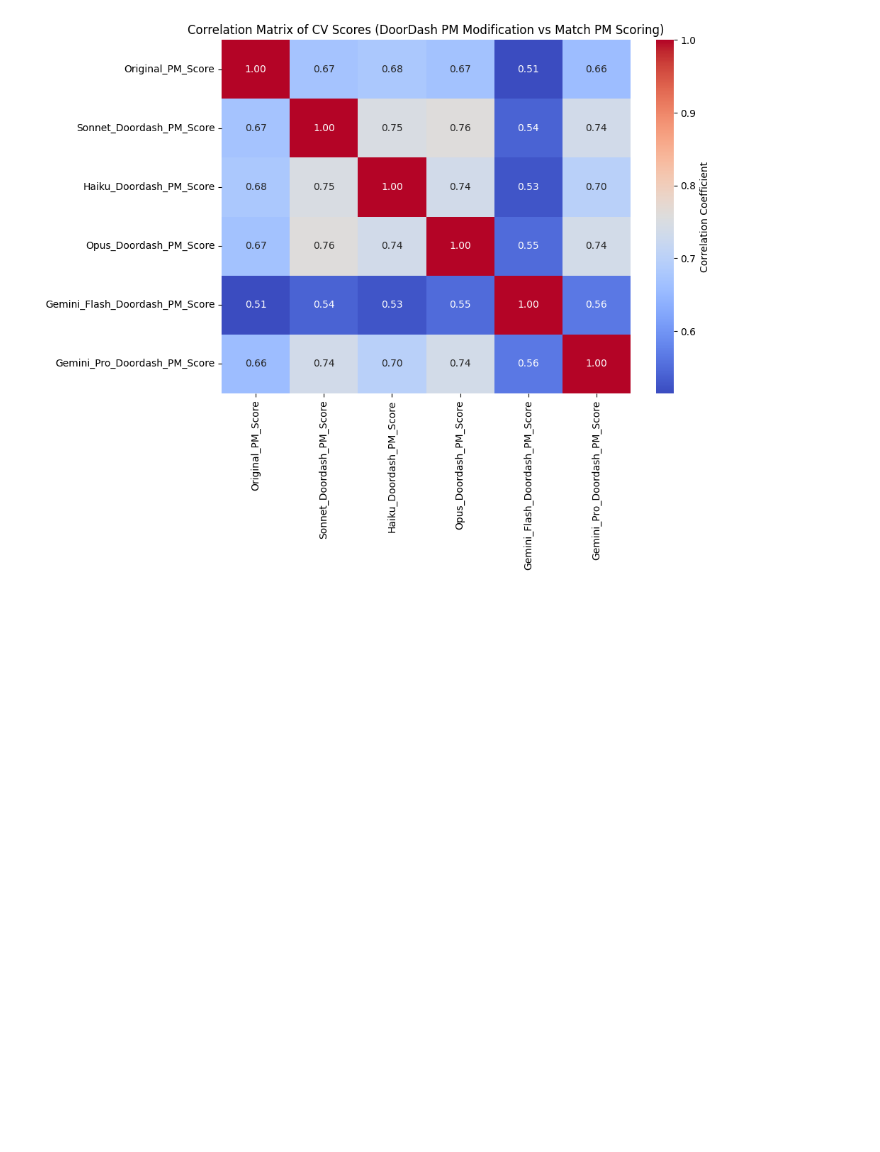
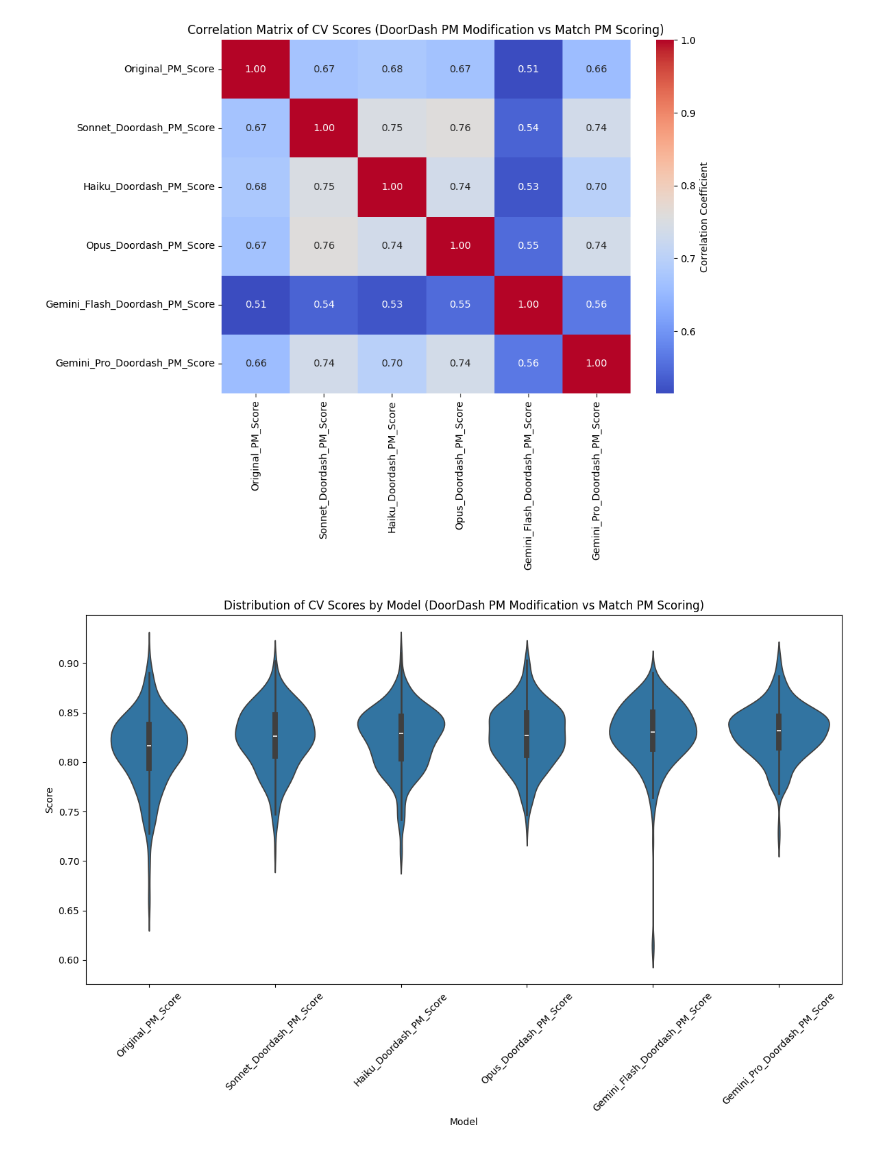
Before and after one commit to pvdklei/FACT, a Jupyter notebook: pepijn/visualize.ipynb, the cells around one changed output. Drawn from its saved outputs; the diff is of its cells as text; code cells hidden in the pictures; blank space fills up the shorter version.

```diff
--- a/pepijn/visualize.ipynb
+++ b/pepijn/visualize.ipynb
@@ -39,10 +136,5 @@ scores_sonnet_doordash_pm_df.head()
 # %%
-def select_and_rename_by_substr(df, substr, new_name):
-    col = df.filter(like=substr).columns[0]
-    return df[[col]].rename(columns={col: new_name})
-
-
-scores_combined_df = pd.concat(
+scores_doordash_match_pm_combined_df = pd.concat(
     [
         original_cvs_df[["Position Group"]].rename(columns={"Position Group": "Group"}),
 
@@ -86,5 +178,5 @@ scores_combined_df = pd.concat(
     join="outer",
 )
 # %%
-scores_combined_only_pm_df = scores_combined_df[scores_combined_df["Group"] == "Project Manager"].drop(columns=["Group"])
+scores_combined_only_pm_df = scores_doordash_match_pm_combined_df[scores_doordash_match_pm_combined_df["Group"] == "Project Manager"].drop(columns=["Group"])
 # %%
@@ -103,3 +194,14 @@ plt.tight_layout()
 plt.show()
 # %% [output]
 [figure]
+# %%
+# Make a violin plot to compare the distributions of the scores where every column is a different model
+plt.figure(figsize=(12, 8))
+melted_df = scores_combined_only_pm_df.melt(var_name="Model", value_name="Score")
+sns.violinplot(x="Model", y="Score", data=melted_df)
+plt.title("Distribution of CV Scores by Model (DoorDash PM Modification vs Match PM Scoring)")
+plt.xticks(rotation=45)
+plt.tight_layout()
+plt.show()
+# %% [output]
+[figure, added]
```
Also changed, not shown: parts of 13 cells of this notebook, 8 other files.
